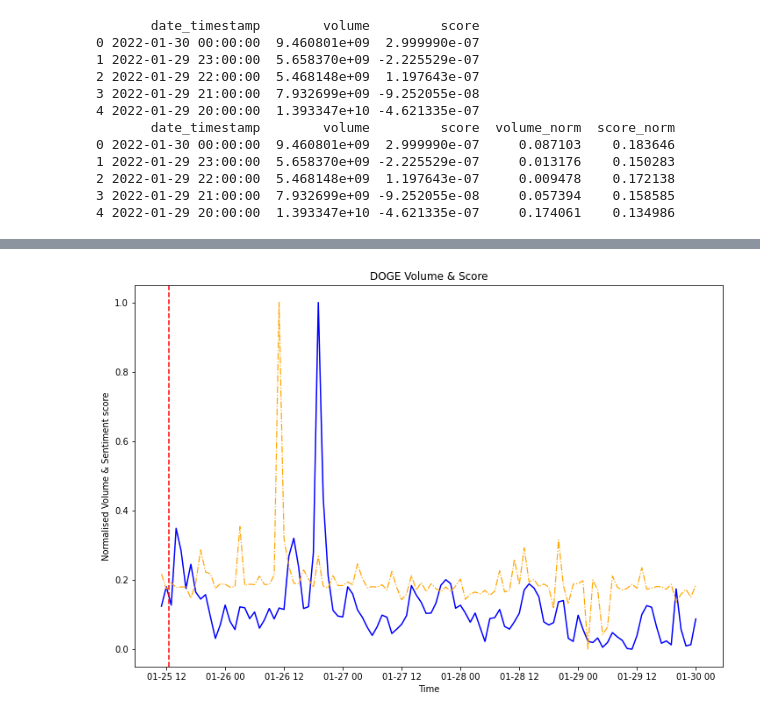
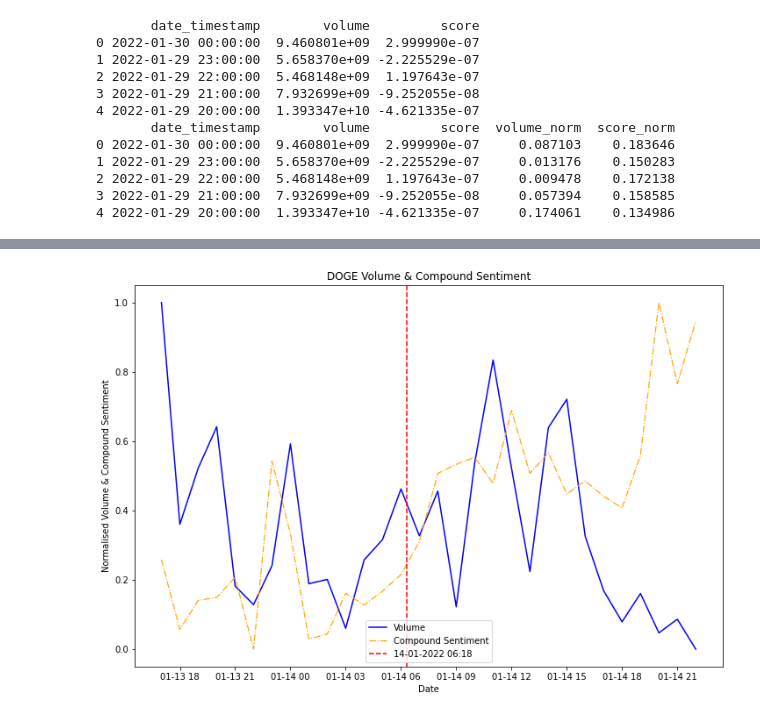
Before and after one commit to paulcodrea/crypto_price_prediction, a Jupyter notebook: 6_trading-volume.ipynb, the cells around one changed output, grey strips where cells are left out. Saved outputs shown, nothing was run; the diff lists cells and outputs as text; code cells hidden in the pictures.

```diff
--- a/6_trading-volume.ipynb
+++ b/6_trading-volume.ipynb
@@ -10,5 +10,5 @@ def read_csv(file_name):
 
     return df
 
-df = read_csv('DOGE-volume-filtered.csv')
+df = read_csv('DOGE-VOLUME-filtered.csv')
 df['date_timestamp'] = df['time'].apply(lambda x: datetime.strptime(x, '%Y-%m-%d %H:%M:%S'))
@@ -35,9 +60,19 @@ plt.show()
 # %%
-df_score = read_csv('25.01.2022_Mc-x-DOGE/raw_hourly_df.csv')
+df_score = read_csv('DOGE-all_df.csv')
 df_score.reset_index(inplace=True)
-df_score['date_timestamp'] = df_score['date'].apply(lambda x: datetime.strptime(x, '%Y-%m-%d %H:%M'))
+# Kepp date_timestamp, close_norm, compound_norm, score_norm
+df_score = df_score[['date_timestamp', 'close_norm', 'compound_norm', 'score_norm', 'date_x']]
 
+#rename date_x to date
+df_score.rename(columns={'date_x': 'date'}, inplace=True)
 
+# df_score['date_timestamp'] = df_score['date_timestamp'].apply(lambda x: datetime.strptime(x, '%Y-%m-%d %H:%M'))
+
+print(len(df_score))
+
+#print first and last date in df_score
 print(df_score.head())
-print(df.head())
+print(df_score.tail())
+
+# print(df.head())
 # %% [output]
@@ -96,3 +133,9 @@ df_merged = df_merged.sort_values(by='date_timestamp')
 
 # keep lines after 2022-01-25 10:00:00
 df_merged = df_merged[df_merged['date_timestamp'] > datetime(2022, 1, 25, 10, 0)]
+# %%
+df['date_timestamp'] = df['date'].apply(lambda x: datetime.strptime(x, '%Y-%m-%d %H:%M:%S'))
+df_score['date_timestamp'] = df_score['date'].apply(lambda x: datetime.strptime(x, '%Y-%m-%d %H:%M'))
+
+print(df.head())
+print(df_score.head())
@@ -99,14 +155,16 @@ df_merged = df_merged[df_merged['date_timestamp'] > datetime(2022, 1, 25, 10, 0)
 # %%
 fig, ax = plt.subplots(figsize=(12,8))
-ax.plot(df_merged['date_timestamp'], df_merged['volume_norm'], color='blue', label='Volume', linewidth=1.5)
-ax.plot(df_merged['date_timestamp'], df_merged['score_norm'], color='orange', label='score', linestyle='-.', linewidth=1.2)
-ax.axvline(x=datetime(2022, 1, 25, 12, 30), color='red', linestyle='--', label='25-01-2022 12:30')
-ax.set_xlabel('Time')
-ax.set_ylabel('Normalised Volume & Sentiment score')
-ax.set_title('DOGE Volume & Score')
+ax.plot(df['date_timestamp'], df['volume_norm'], color='blue', label='Volume', linewidth=1.5)
+ax.plot(df_score['date_timestamp'], df_score['compound_norm'], color='orange', label='Compound Sentiment', linestyle='-.', linewidth=1.2)
+ax.axvline(x=datetime(2022, 1, 14, 6, 18), color='red', linestyle='--', label='14-01-2022 06:18')
+# ax.axvline(x=datetime(2022, 1, 25, 12, 30), color='red', linestyle='--', label='25-01-2022 12:30')
+ax.set_xlabel('Date')
+ax.set_ylabel('Normalised Volume & Compound Sentiment')
+ax.set_title('DOGE Volume & Compound Sentiment')
+plt.legend()
 plt.show()
 # %% [output]
-[figure, old version]
+[figure, new version]
 # %%
 # find max of score and save date_timestamp
 max_score = df_merged['score_norm'].max()
```
Also changed, not shown: parts of 12 cells of this notebook.
